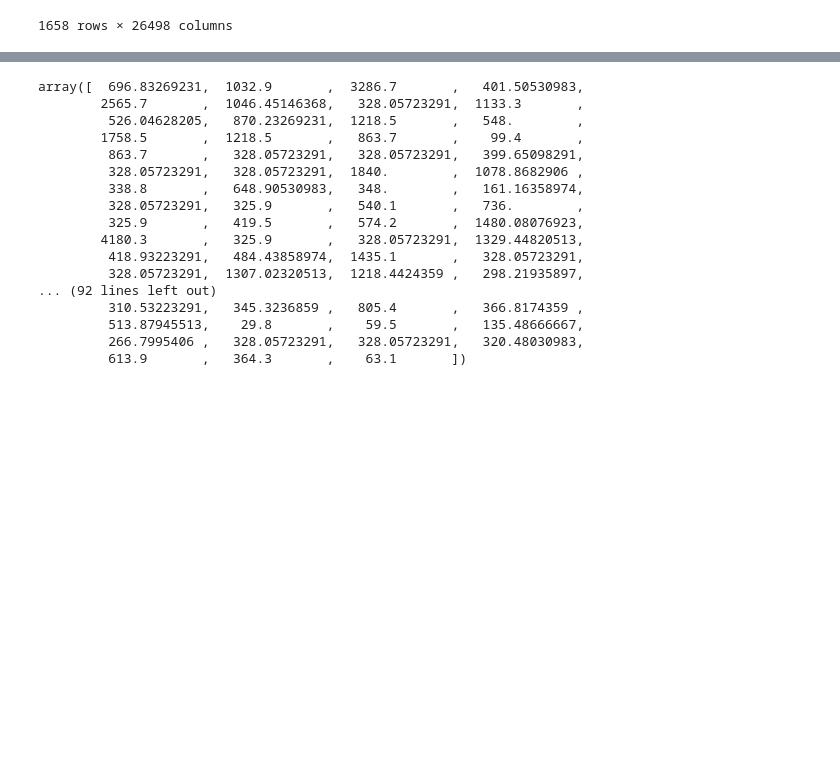
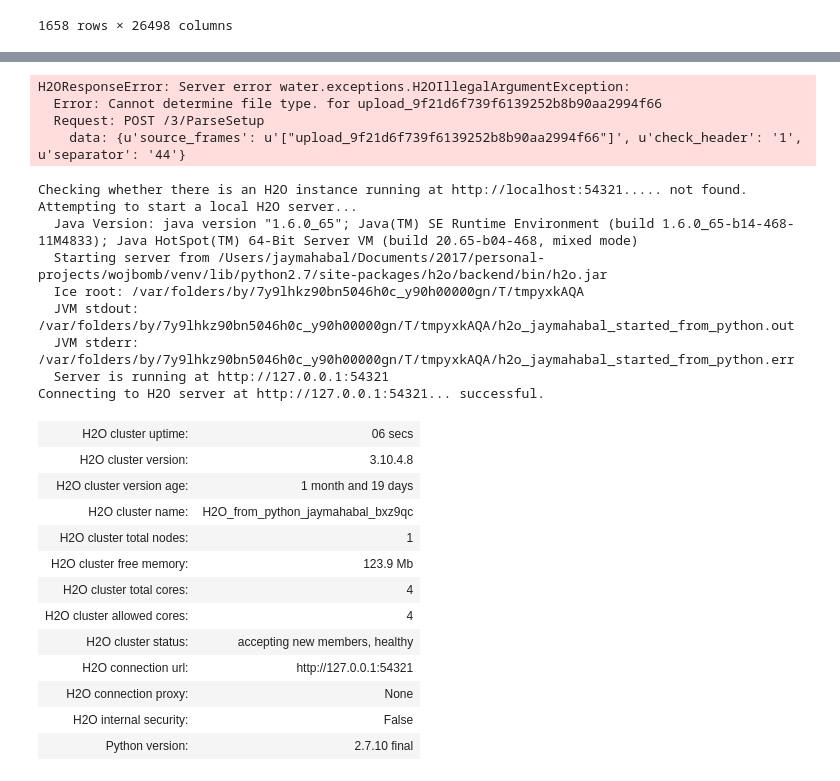
Before and after one commit to jmahabal/wojbomb, a Jupyter notebook: get_tweets.ipynb, the cells around one changed output, grey strips where cells are left out. Saved outputs shown, nothing was run; the diff lists cells and outputs as text; code cells hidden in the pictures; blank space fills up the shorter version.

```diff
--- a/get_tweets.ipynb
+++ b/get_tweets.ipynb
@@ -155,20 +127,0 @@ RandomForestRegressor(bootstrap=True, criterion='mse', max_depth=None,
-# %%
-clf.predict(test[words])
-# %% [output]
-array([  696.83269231,  1032.9       ,  3286.7       ,   401.50530983,
-        2565.7       ,  1046.45146368,   328.05723291,  1133.3       ,
-         526.04628205,   870.23269231,  1218.5       ,   548.        ,
-        1758.5       ,  1218.5       ,   863.7       ,    99.4       ,
-         863.7       ,   328.05723291,   328.05723291,   399.65098291,
-         328.05723291,   328.05723291,  1840.        ,  1078.8682906 ,
-         338.8       ,   648.90530983,   348.        ,   161.16358974,
-         328.05723291,   325.9       ,   540.1       ,   736.        ,
-         325.9       ,   419.5       ,   574.2       ,  1480.08076923,
-        4180.3       ,   325.9       ,   328.05723291,  1329.44820513,
-         418.93223291,   484.43858974,  1435.1       ,   328.05723291,
-         328.05723291,  1307.02320513,  1218.4424359 ,   298.21935897,
-... (92 lines left out)
-         310.53223291,   345.3236859 ,   805.4       ,   366.8174359 ,
-         513.87945513,    29.8       ,    59.5       ,   135.48666667,
-         266.7995406 ,   328.05723291,   328.05723291,   320.48030983,
-         613.9       ,   364.3       ,    63.1       ])
@@ -174,0 +171,59 @@ array([  696.83269231,  1032.9       ,  3286.7       ,   401.50530983,
+# %%
+### Try using H2O
+
+# import h2o
+
+# h2o.init()
+
+# from h2o.estimators.gbm import H2OGradientBoostingEstimator
+# from h2o.estimators.deeplearning import H2ODeepLearningEstimator
+
+# dl_model = H2ODeepLearningEstimator(hidden=[50,50,50,50], epochs=50)
+
+dl_model = H2OGradientBoostingEstimator(ntrees=100,
+                                        max_depth=6,
+                                        learn_rate=0.1)
+
+h2o_train = h2o.H2OFrame(train)
+h2o_test = h2o.H2OFrame(test)
+
+dl_model.train(x = words,
+          y = "retweets",
+          training_frame = h2o_train,
+          validation_frame = h2o_test)
+
+
+print dl_model.model_performance(train).mse()
+print dl_model.model_performance(test).mse()
+# %% [output]
+H2OResponseError: Server error water.exceptions.H2OIllegalArgumentException:
+  Error: Cannot determine file type. for upload_9f21d6f739f6139252b8b90aa2994f66
+  Request: POST /3/ParseSetup
+    data: {u'source_frames': u'["upload_9f21d6f739f6139252b8b90aa2994f66"]', u'check_header': '1', u'separator': '44'}
+# %%
+import h2o
+
+h2o.init()
+# %% [output]
+Checking whether there is an H2O instance running at http://localhost:54321..... not found.
+Attempting to start a local H2O server...
+  Java Version: java version "1.6.0_65"; Java(TM) SE Runtime Environment (build 1.6.0_65-b14-468-11M4833); Java HotSpot(TM) 64-Bit Server VM (build 20.65-b04-468, mixed mode)
+  Starting server from /Users/jaymahabal/Documents/2017/personal-projects/wojbomb/venv/lib/python2.7/site-packages/h2o/backend/bin/h2o.jar
+  Ice root: /var/folders/by/7y9lhkz90bn5046h0c_y90h00000gn/T/tmpyxkAQA
+  JVM stdout: /var/folders/by/7y9lhkz90bn5046h0c_y90h00000gn/T/tmpyxkAQA/h2o_jaymahabal_started_from_python.out
+  JVM stderr: /var/folders/by/7y9lhkz90bn5046h0c_y90h00000gn/T/tmpyxkAQA/h2o_jaymahabal_started_from_python.err
+  Server is running at http://127.0.0.1:54321
+Connecting to H2O server at http://127.0.0.1:54321... successful.
+| H2O cluster uptime: | 06 secs |
+| H2O cluster version: | 3.10.4.8 |
+| H2O cluster version age: | 1 month and 19 days |
+| H2O cluster name: | H2O_from_python_jaymahabal_bxz9qc |
+| H2O cluster total nodes: | 1 |
+| H2O cluster free memory: | 123.9 Mb |
+| H2O cluster total cores: | 4 |
+| H2O cluster allowed cores: | 4 |
+| H2O cluster status: | accepting new members, healthy |
+| H2O connection url: | http://127.0.0.1:54321 |
+| H2O connection proxy: | None |
+| H2O internal security: | False |
+| Python version: | 2.7.10 final |
```
Also changed, not shown: parts of 13 cells of this notebook, 5 other files.
